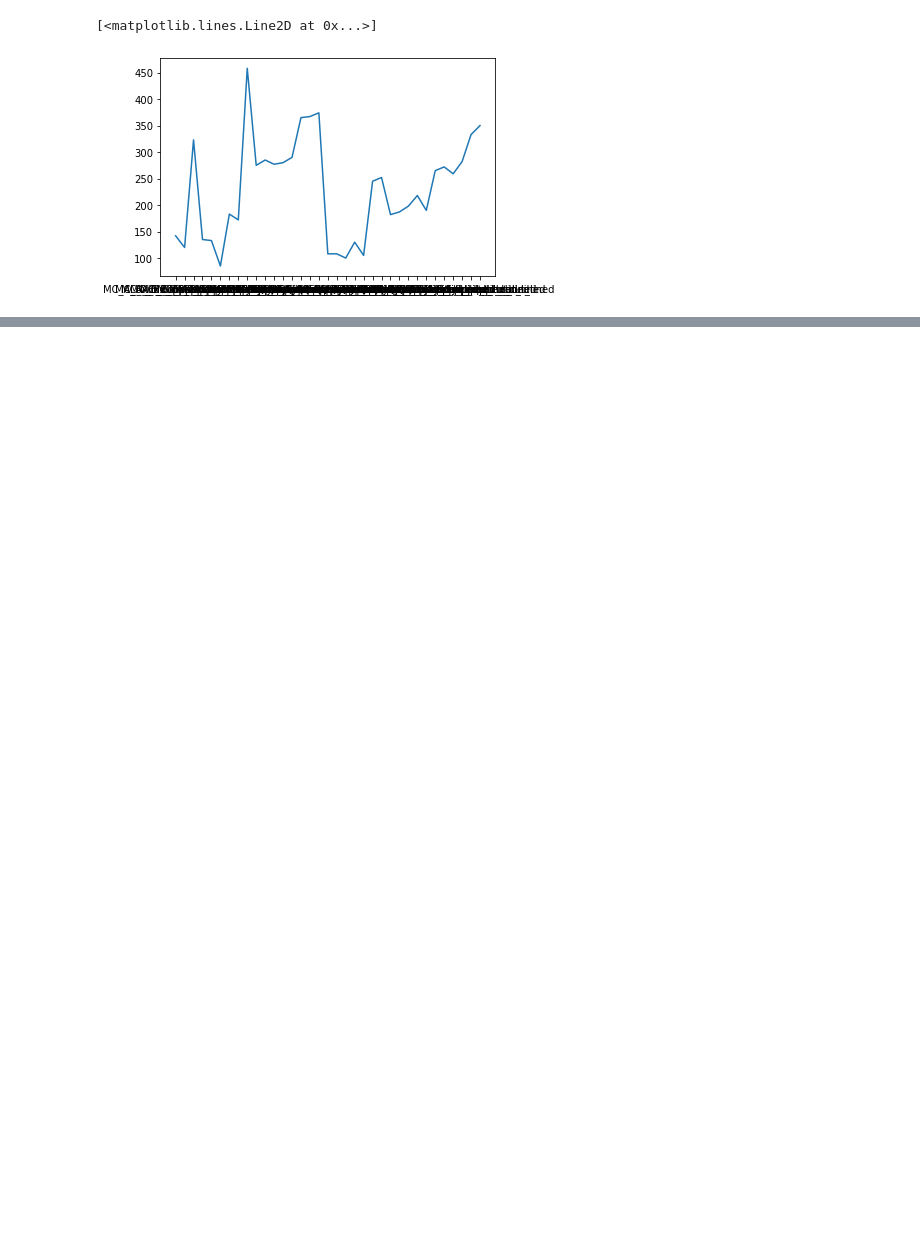
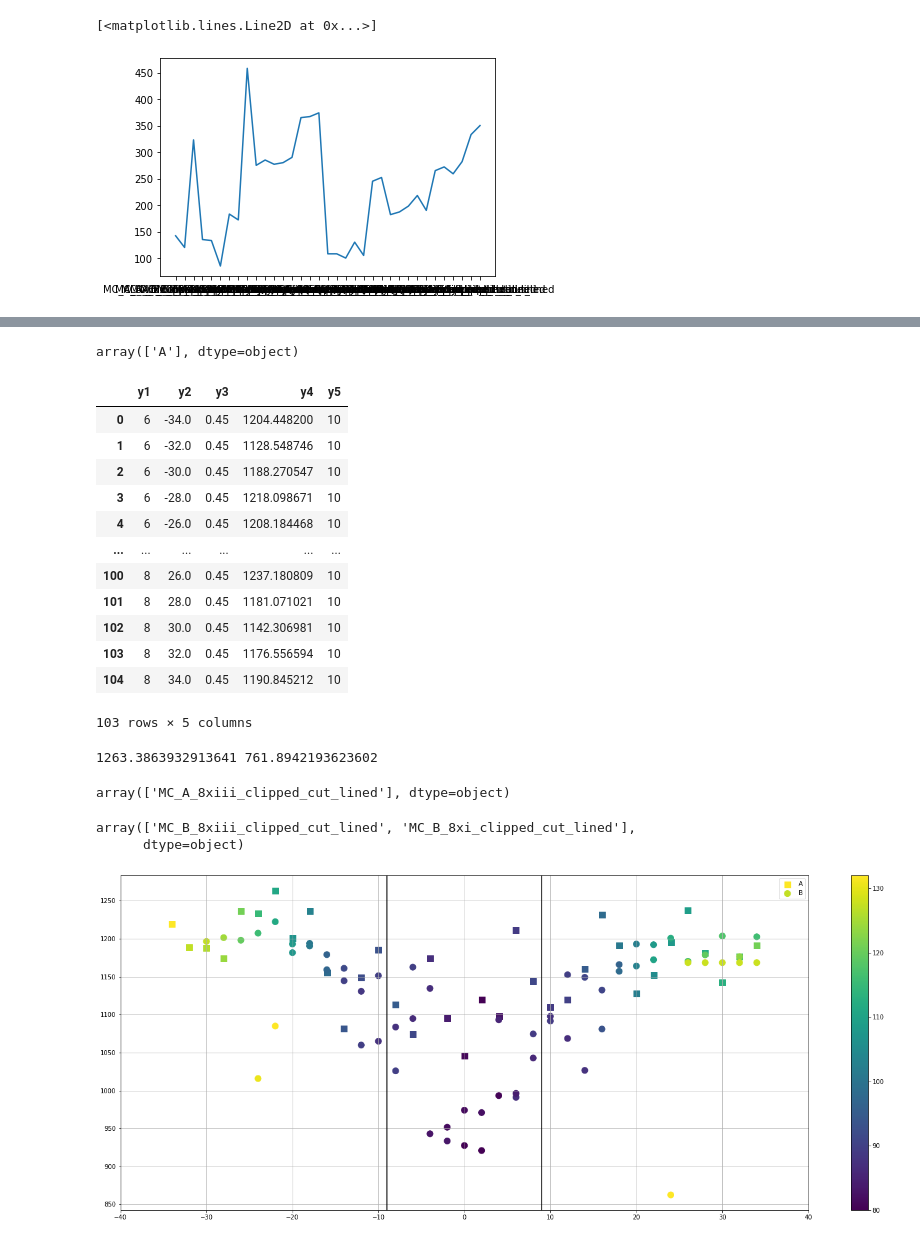
Before and after one commit to KMDE-10/DIC, a Jupyter notebook: pickle_import_analys.ipynb, the cells around one changed output, grey strips where cells are left out. Saved outputs shown, nothing was run; the diff lists cells and outputs as text; code cells hidden in the pictures; blank space fills up the shorter version.

```diff
--- a/pickle_import_analys.ipynb
+++ b/pickle_import_analys.ipynb
@@ -649,0 +700,65 @@ Name: plate_thickness, Length: 350, dtype: object
+# %%
+plot=postexplode.copy()
+plot2=postexplode.copy()
+
+
+
+plot=plot[plot['material']=='MC']
+plot=plot[plot['plate_thickness']=='8']
+#plot=plot[plot['running_number']=='iii']
+plot=plot[plot['testspeed']=='x']
+plot=plot[plot['senergie/GW']!='GW']
+plot=plot[plot['senergie/GW']=='A']
+plot=plot[plot['Rp'].astype(float)>700]
+plot=plot[plot['Rp'].astype(float)<1500]
+plot.dropna(axis=0,inplace=True)
+
+plot2=plot2[plot2['material']=='MC']
+plot2=plot2[plot2['plate_thickness']=='8']
+#plot2=plot2[plot2['running_number']=='iii'
+plot2=plot2[plot2['testspeed']=='x']
+plot2=plot2[plot2['senergie/GW']!='GW']
+plot2=plot2[plot2['senergie/GW']=='B']
+plot2=plot2[plot2['Rp'].astype(float)>700]
+plot2=plot2[plot2['Rp'].astype(float)<1500]
+plot2.dropna(axis=0,inplace=True)
+
+display(plot['senergie/GW'].unique())
+#all.dropna(axis=0,inplace=True)
+display(all)
+print(all['y4'].max(),all['y4'].min())
+#display('WWWWWWWWWWWWW',plot2['step_rp02'],'WWWWWWWWWWWWW')
+display(plot['level_0'].unique())
+display(plot2['level_0'].unique())
+##scatterplot
+fig,ax=plt.subplots(figsize=(25,10))
+a=ax.scatter(plot.post.astype(float),plot.Rp.astype(float),marker='s',c=plot['step_rp02'].astype(int),s=100,label='A')
+b=ax.scatter(plot2.post.astype(float),plot2.Rp.astype(float),marker='o',c=plot2['step_rp02'].astype(int),s=100,label='B')
+ax.set_xlim(-40,40)
+ax.axvline(-9,color='k')
+ax.axvline(9,color='k')
+plt.colorbar(a)
+plt.grid()
+plt.legend()
+plt.show()
+fig.savefig('MC_mm.png',dpi=500)
+# %% [output]
+array(['A'], dtype=object)
+|  | y1 | y2 | y3 | y4 | y5 |
+| 0 | 6 | -34.0 | 0.45 | 1204.448200 | 10 |
+| 1 | 6 | -32.0 | 0.45 | 1128.548746 | 10 |
+| 2 | 6 | -30.0 | 0.45 | 1188.270547 | 10 |
+| 3 | 6 | -28.0 | 0.45 | 1218.098671 | 10 |
+| 4 | 6 | -26.0 | 0.45 | 1208.184468 | 10 |
+| ... | ... | ... | ... | ... | ... |
+| 100 | 8 | 26.0 | 0.45 | 1237.180809 | 10 |
+| 101 | 8 | 28.0 | 0.45 | 1181.071021 | 10 |
+| 102 | 8 | 30.0 | 0.45 | 1142.306981 | 10 |
+| 103 | 8 | 32.0 | 0.45 | 1176.556594 | 10 |
+| 104 | 8 | 34.0 | 0.45 | 1190.845212 | 10 |
+103 rows × 5 columns
+1263.3863932913641 761.8942193623602
+array(['MC_A_8xiii_clipped_cut_lined'], dtype=object)
+array(['MC_B_8xiii_clipped_cut_lined', 'MC_B_8xi_clipped_cut_lined'],
+      dtype=object)
+[figure, added]
```
Also changed, not shown: parts of 15 cells of this notebook.
